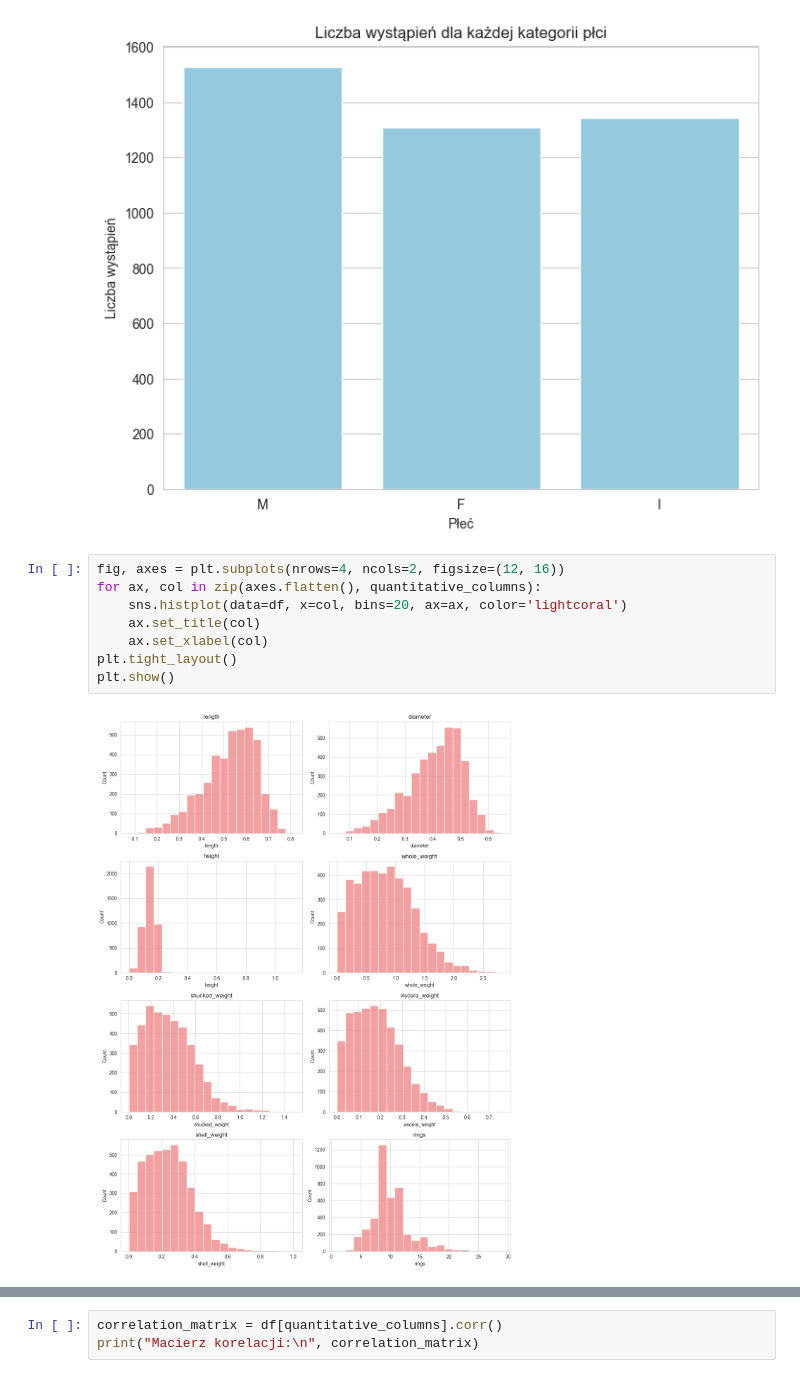
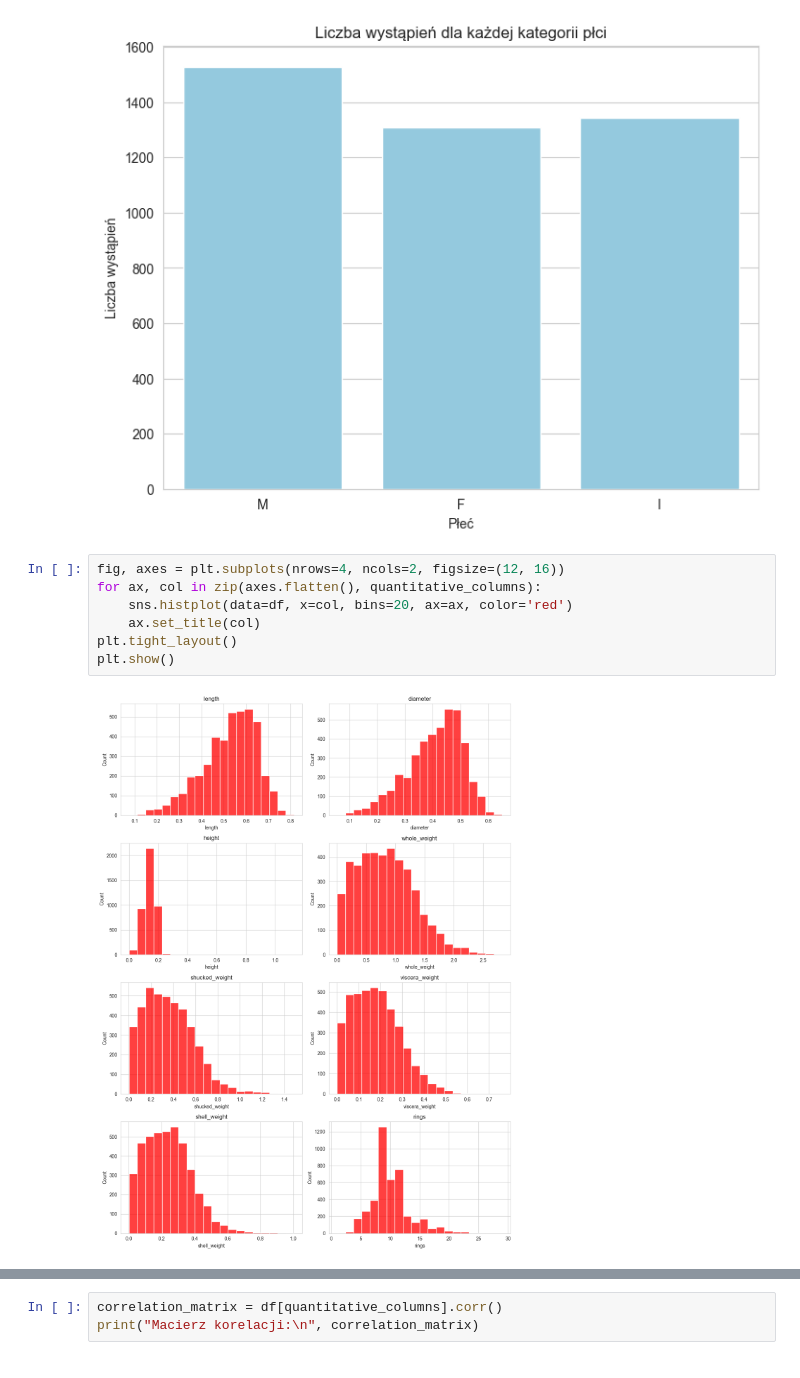
Before and after one commit to MatiLUzak/Seaborn-Data-Visualization, a Jupyter notebook: Untitled.ipynb, the cells around one changed output, grey strips where cells are left out. Saved outputs shown, nothing was run; the diff lists cells and outputs as text.

```diff
--- a/Untitled.ipynb
+++ b/Untitled.ipynb
@@ -56,13 +55,12 @@ plt.show()
 # %%
 fig, axes = plt.subplots(nrows=4, ncols=2, figsize=(12, 16))
 for ax, col in zip(axes.flatten(), quantitative_columns):
-    sns.histplot(data=df, x=col, bins=20, ax=ax, color='lightcoral')
+    sns.histplot(data=df, x=col, bins=20, ax=ax, color='red')
     ax.set_title(col)
-    ax.set_xlabel(col)
 plt.tight_layout()
 plt.show()
 # %% [output]
-[figure, old version]
+[figure, new version]
 # %%
 pairs = list(combinations(quantitative_columns, 2))
 fig, axes = plt.subplots(nrows=14, ncols=2, figsize=(16, 56))
```
Also changed, not shown: parts of 3 cells of this notebook.
